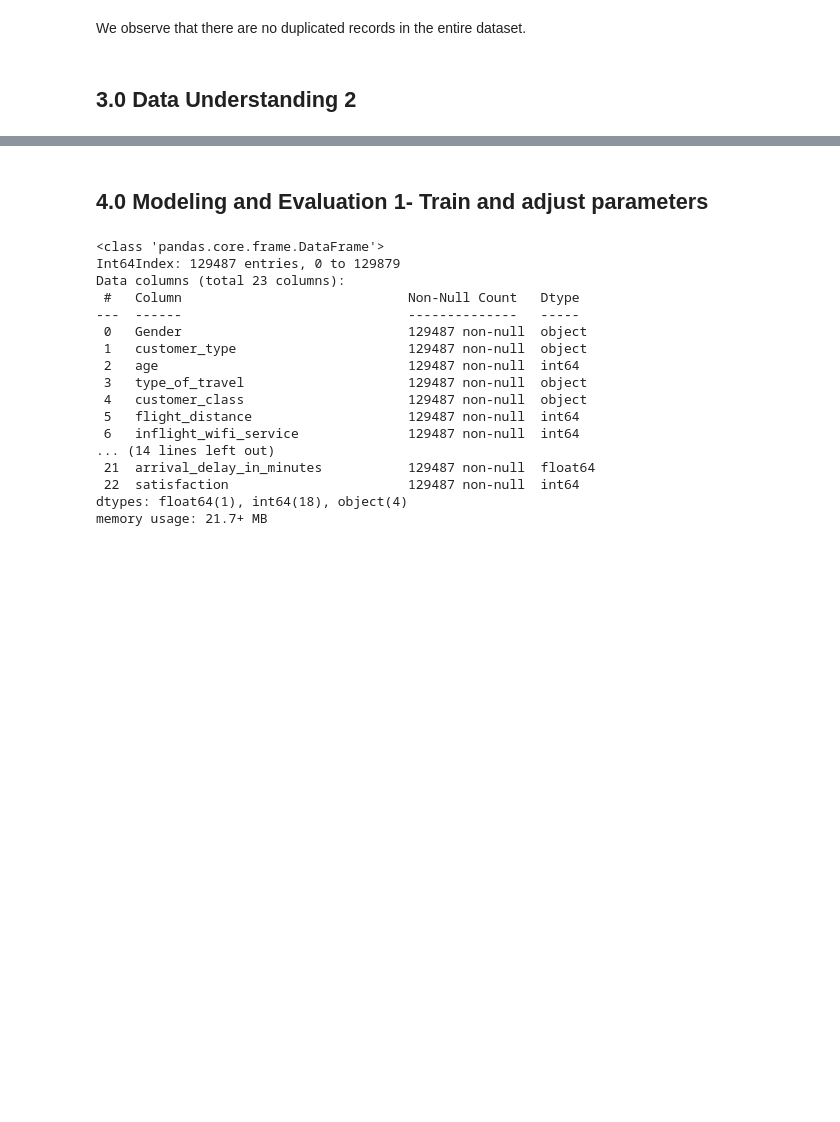
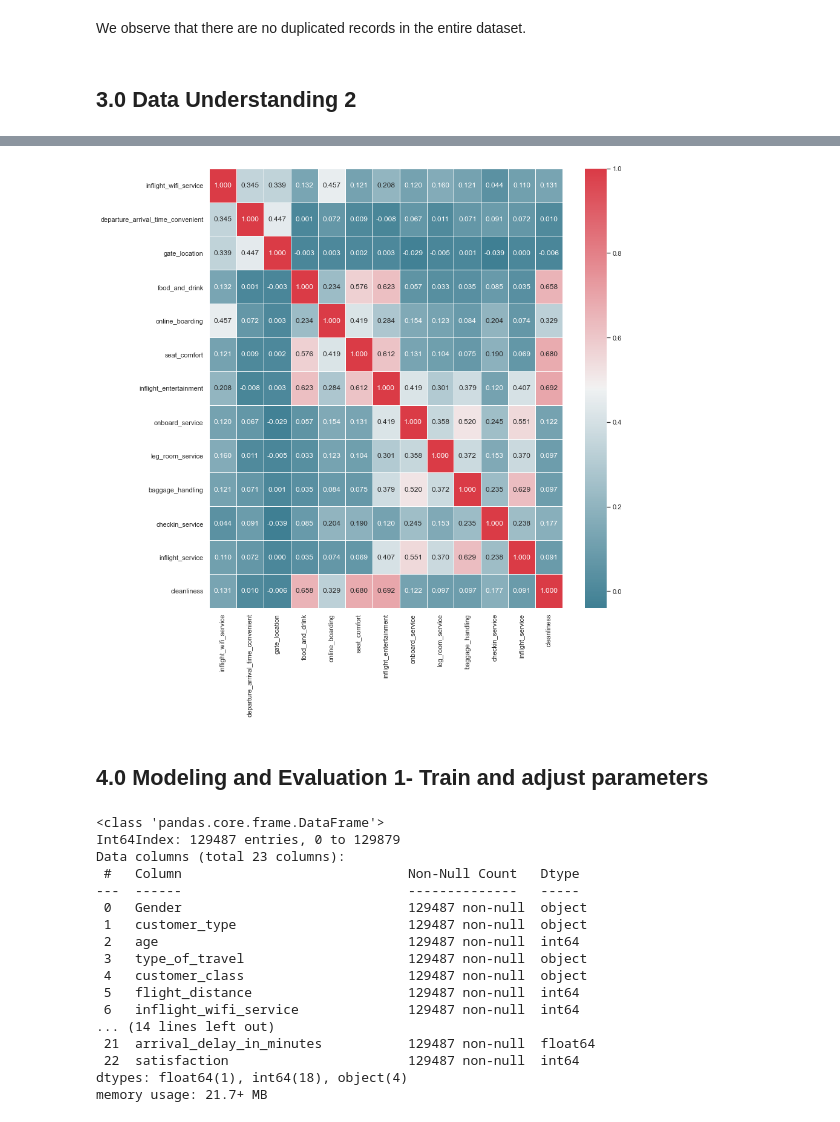
Before and after one commit to wangrenfeng0/Machine-Learning-I, a Jupyter notebook: lab3/Lab 3 Clustering Renfeng Wang with deployment.ipynb, the cells around one changed output, grey strips where cells are left out. Cells and saved outputs as stored; diff of their text form; code cells hidden in the pictures; blank space fills up the shorter version.

```diff
--- a/lab3/Lab 3 Clustering Renfeng Wang with deployment.ipynb
+++ b/lab3/Lab 3 Clustering Renfeng Wang with deployment.ipynb
@@ -309,3 +376,9 @@ We observe that there are no duplicated records in the entire dataset.
+# %%
+f, ax= plt.subplots(figsize=(13,13))
+sns.heatmap(airline_df[airline_ordinal_features].corr(),cmap=cmap,annot=True,fmt='.3f',linewidth=.5,ax=ax)
+f.tight_layout()
+# %% [output]
+[figure, added]
 # %% [markdown]
 ## 4.0 Modeling and Evaluation 1- Train and adjust parameters
 # %%
```
Also changed, not shown: parts of 7 cells of this notebook.
